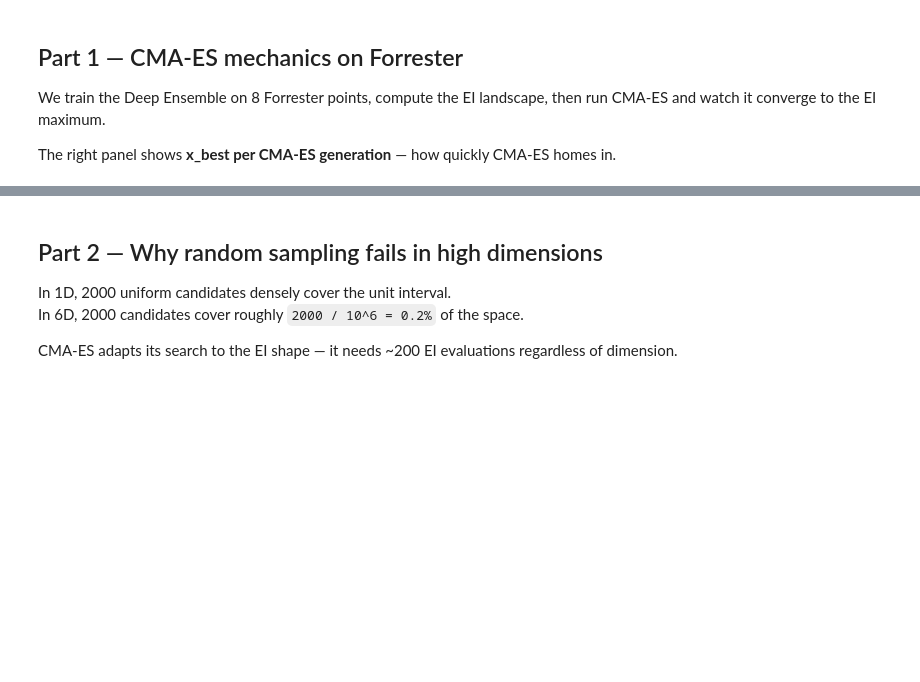
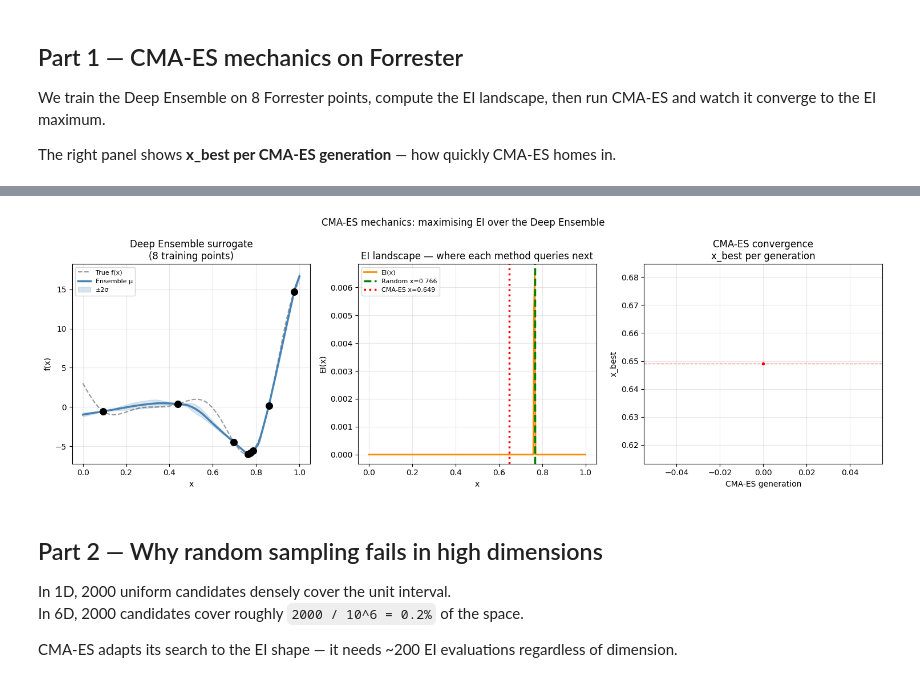
Before and after one commit to amide-init/learn-surrogate-model, a Jupyter notebook: lesson-12/notebook.ipynb, the cells around one changed output, grey strips where cells are left out. Drawn from its saved outputs; the diff is of its cells as text; code cells hidden in the pictures; blank space fills up the shorter version.

```diff
--- a/lesson-12/notebook.ipynb
+++ b/lesson-12/notebook.ipynb
@@ -190,41 +201,48 @@ es = cma.CMAEvolutionStrategy([0.5], 0.3,
       'tolx': 1e-6, 'tolfun': 1e-6, 'seed': 42})
 while not es.stop():
     sols = es.ask()
-    es.tell(sols, [neg_ei_viz(s) for s in sols])
-    cma_history.append(float(np.clip(es.result.xbest, 0, 1)))
+    sols_arr = np.asarray(sols, dtype=np.float32).reshape(-1, 1)
+    mu_s_b, std_s_b = de_viz.predict_np((sols_arr - Xm_v) / Xs_v)
+    mu_b = np.atleast_1d(mu_s_b) * ys_v + ym_v
+    std_b = np.atleast_1d(std_s_b) * ys_v
+    es.tell(sols, (-ei_fn(mu_b, std_b, f_best_v)).tolist())
+    x_best_gen = float(np.clip(np.ravel(es.best.x)[0], 0.0, 1.0))
+    cma_history.append(x_best_gen)
 
-x_cma  = float(np.clip(es.result.xbest, 0, 1))
-x_rand = float(xs[np.argmax(ei_vals)])
+x_cma  = np.clip(np.asarray(es.result.xbest), 0, 1).item()
+x_rand = xs[np.argmax(ei_vals), 0].item()
 
 fig, axes = plt.subplots(1, 3, figsize=(15, 5))
 
 axes[0].plot(xs, y_true_f, 'k--', lw=1.5, alpha=0.4, label='True f(x)')
 axes[0].plot(xs, mu_f, color='steelblue', lw=2.5, label='Ensemble μ')
 axes[0].fill_between(xs.ravel(), mu_f-2*std_f, mu_f+2*std_f,
                      alpha=0.2, color='steelblue', label='±2σ')
 axes[0].scatter(X_viz.ravel(), y_viz, c='black', s=70, zorder=5)
 axes[0].set_title('Deep Ensemble surrogate\n(8 training points)')
 axes[0].set_xlabel('x'); axes[0].set_ylabel('f(x)')
 axes[0].legend(fontsize=8); axes[0].grid(True, alpha=0.3)
 
 axes[1].fill_between(xs.ravel(), 0, ei_vals, alpha=0.3, color='darkorange')
 axes[1].plot(xs, ei_vals, color='darkorange', lw=2, label='EI(x)')
 axes[1].axvline(x_rand, color='green', lw=2.5, ls='--', label=f'Random x={x_rand:.3f}')
 axes[1].axvline(x_cma,  color='red',   lw=2.5, ls=':',  label=f'CMA-ES x={x_cma:.3f}')
 axes[1].set_title('EI landscape — where each method queries next')
 axes[1].set_xlabel('x'); axes[1].set_ylabel('EI(x)')
 axes[1].legend(fontsize=8); axes[1].grid(True, alpha=0.3)
 
 axes[2].plot(np.arange(len(cma_history)), cma_history, color='red',
              lw=2, marker='o', markersize=3)
 axes[2].axhline(x_cma, color='red', ls='--', lw=1, alpha=0.5)
 axes[2].set_title('CMA-ES convergence\nx_best per generation')
 axes[2].set_xlabel('CMA-ES generation'); axes[2].set_ylabel('x_best')
 axes[2].grid(True, alpha=0.3)
 
 plt.suptitle('CMA-ES mechanics: maximising EI over the Deep Ensemble', fontsize=12)
 plt.tight_layout()
 plt.show()
+# %% [output]
+[figure, added]
 # %% [markdown]
 ## Part 2 — Why random sampling fails in high dimensions
 
```
Also changed, not shown: parts of 5 cells of this notebook, 1 other file.
